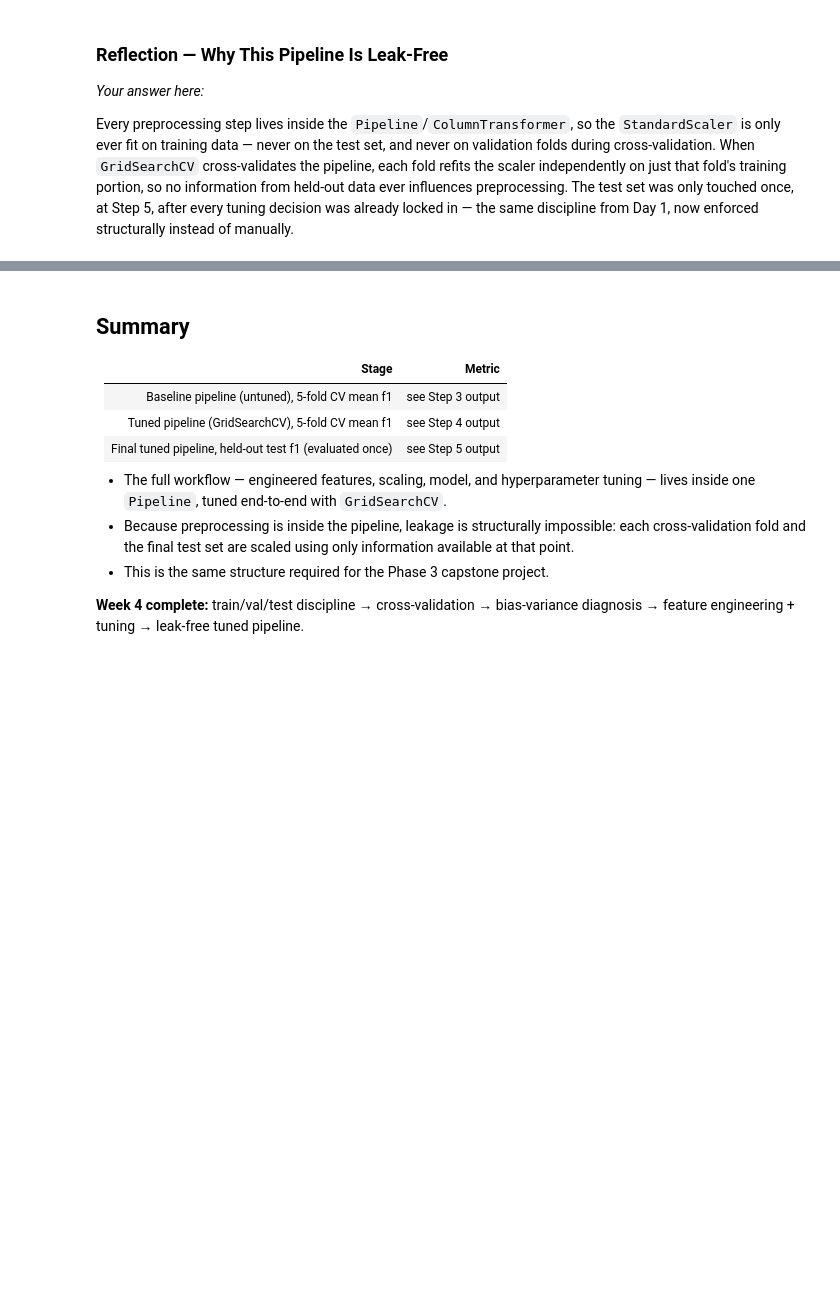
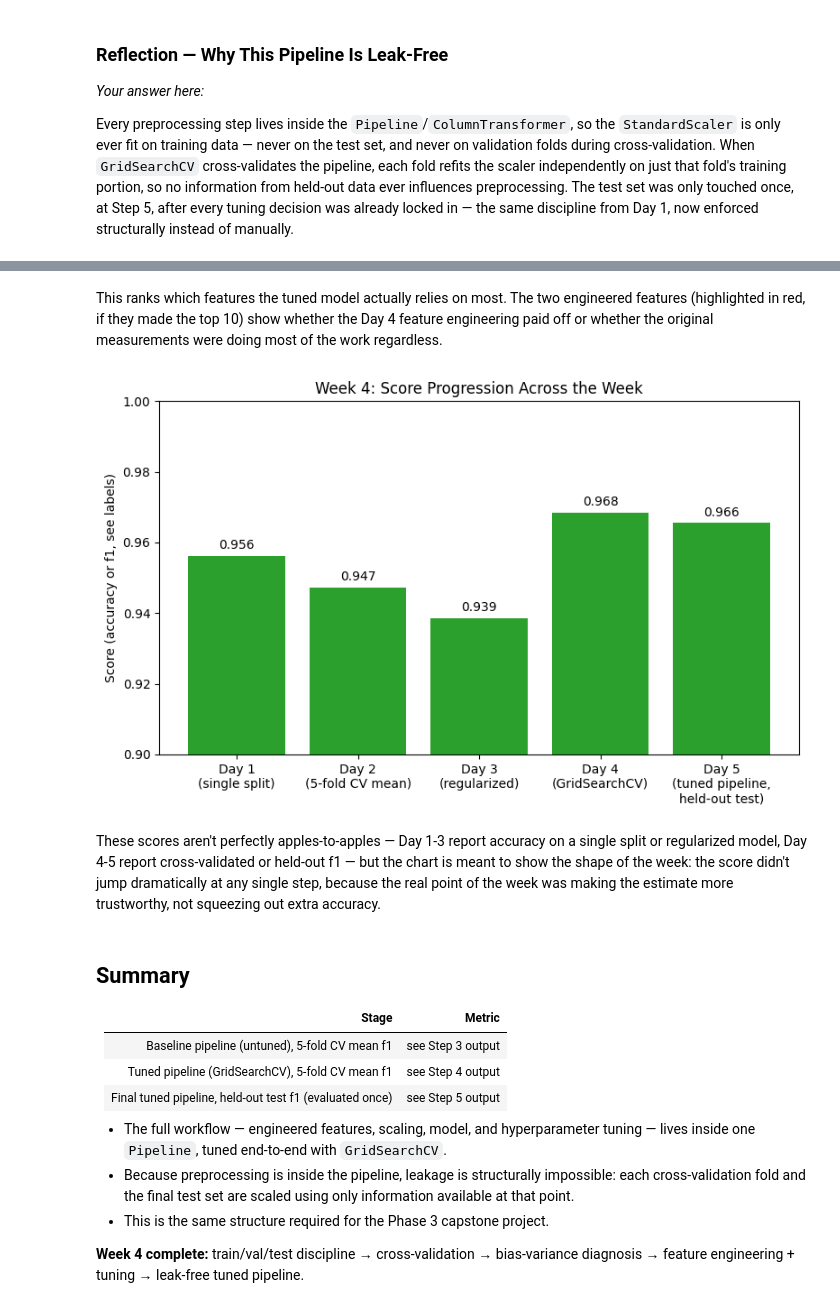
Before and after one commit to abuhlayel-coder/BinX-Tech-AI-ML-Internship, a Jupyter notebook: Week 4 - MODEL EVALUATION & TUNING/notebooks/Day 5/day5_Pipeline_Mini_Project.ipynb, the cells around one changed output, grey strips where cells are left out. Saved outputs shown, nothing was run; the diff lists cells and outputs as text; code cells hidden in the pictures; blank space fills up the shorter version.

```diff
--- a/Week 4 - MODEL EVALUATION & TUNING/notebooks/Day 5/day5_Pipeline_Mini_Project.ipynb
+++ b/Week 4 - MODEL EVALUATION & TUNING/notebooks/Day 5/day5_Pipeline_Mini_Project.ipynb
@@ -148,3 +218,28 @@ Every preprocessing step lives inside the `Pipeline`/`ColumnTransformer`, so the
+# %% [markdown]
+This ranks which features the tuned model actually relies on most. The two engineered features (highlighted in red, if they made the top 10) show whether the Day 4 feature engineering paid off or whether the original measurements were doing most of the work regardless.
+# %%
+week4_scores = {
+    'Day 1\n(single split)': 0.9561,
+    'Day 2\n(5-fold CV mean)': 0.9473,
+    'Day 3\n(regularized)': 0.9386,
+    'Day 4\n(GridSearchCV)': grid.best_score_,
+    'Day 5\n(tuned pipeline,\nheld-out test)': test_f1,
+}
+
+plt.figure(figsize=(8, 5))
+bars = plt.bar(week4_scores.keys(), week4_scores.values(), color='#2ca02c')
+plt.ylim(0.9, 1.0)
+plt.ylabel('Score (accuracy or f1, see labels)')
+plt.title('Week 4: Score Progression Across the Week')
+for bar, val in zip(bars, week4_scores.values()):
+    plt.text(bar.get_x() + bar.get_width()/2, val + 0.002, f'{val:.3f}', ha='center')
+plt.tight_layout()
+plt.savefig('week4_progression.png', dpi=100)
+plt.show()
+# %% [output]
+[figure, added]
+# %% [markdown]
+These scores aren't perfectly apples-to-apples — Day 1-3 report accuracy on a single split or regularized model, Day 4-5 report cross-validated or held-out f1 — but the chart is meant to show the shape of the week: the score didn't jump dramatically at any single step, because the real point of the week was making the estimate more trustworthy, not squeezing out extra accuracy.
 # %% [markdown]
 ## Summary
 
```
Also changed, not shown: parts of 6 cells of this notebook, 1 other file.
